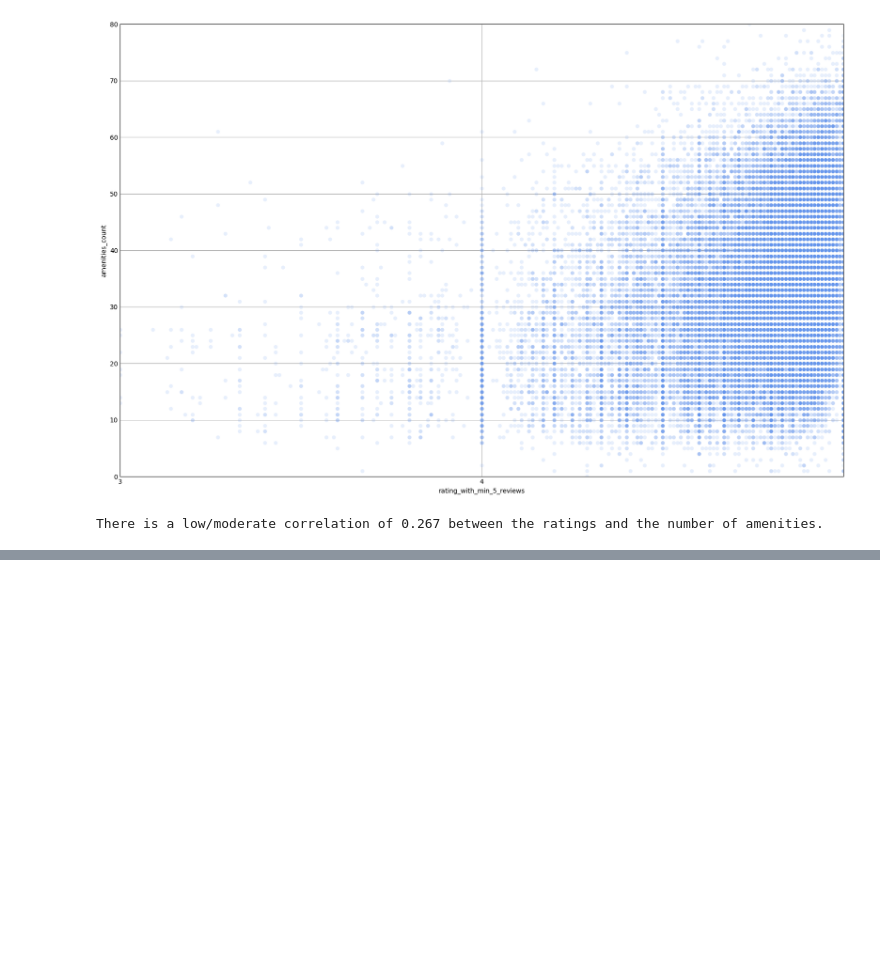
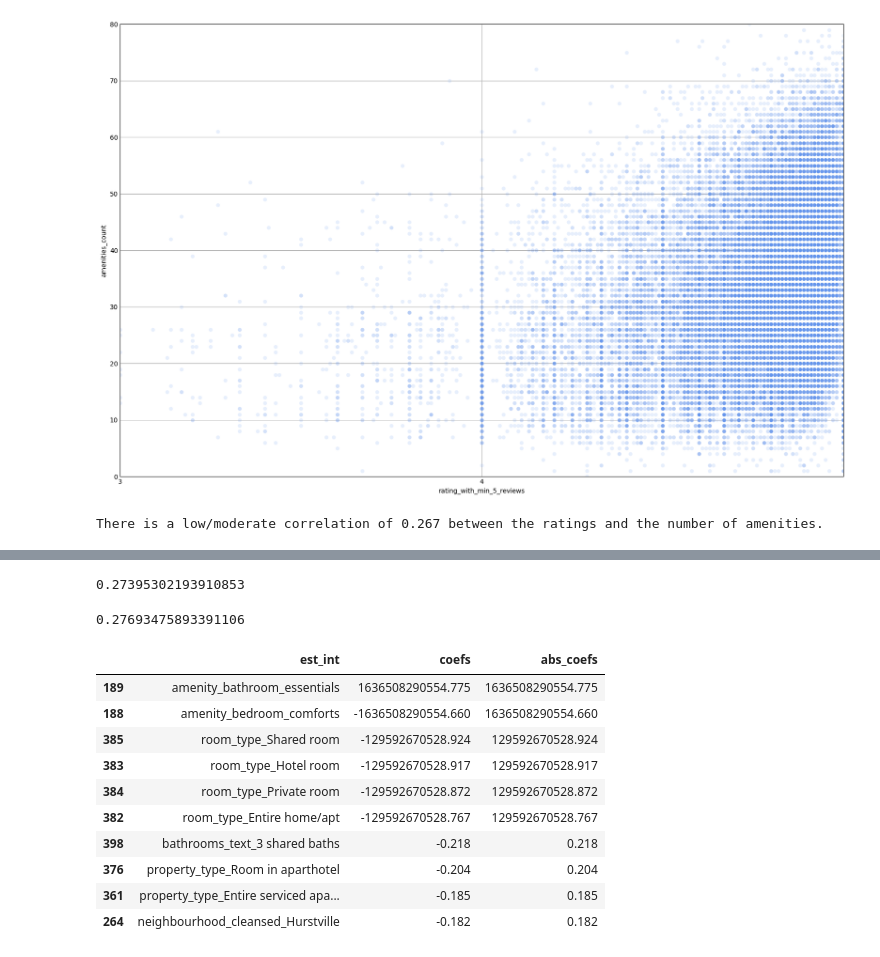
Before and after one commit to PatrickChristoph/airbnb_insights_australia, a Jupyter notebook: coherence_amenities_ratings.ipynb, the cells around one changed output, grey strips where cells are left out. Cells and saved outputs as stored; diff of their text form; code cells hidden in the pictures; blank space fills up the shorter version.

Commit message:
cutoff almost zero categoricals and build linear model for rating prediction

```diff
--- a/coherence_amenities_ratings.ipynb
+++ b/coherence_amenities_ratings.ipynb
@@ -186,0 +205,23 @@ data
+# %%
+def build_linear_model(X: pd.DataFrame, y: pd.Series, test_size=.3, rand_state=42) -> Tuple:
+    """
+    INPUT:
+    X
+    y
+    test_size - a float between [0,1] about what proportion of data should be in the test dataset
+    rand_state - an int that is provided as the random state for splitting the data into training and test
+
+    OUTPUT:
+    lm_model - model object from sklearn
+    X_train, X_test, y_train, y_test - output from sklearn train test split used for optimal model
+    """
+
+    X_train, X_test, y_train, y_test = train_test_split(X, y, test_size=test_size, random_state=rand_state)
+
+    model = LinearRegression(normalize=True)
+    model.fit(X_train, y_train)
+
+    return model, X_train, X_test, y_train, y_test
+
+
+model, X_train, X_test, y_train, y_test = build_linear_model(data.drop(columns=[response_variable]), data[response_variable])
@@ -186,0 +244,40 @@ data
+# %%
+y_train_score
+# %% [output]
+0.27395302193910853
+# %%
+y_test_score
+# %% [output]
+0.27693475893391106
+# %%
+def coef_weights(coefficients, X_train):
+    '''
+    INPUT:
+    coefficients - the coefficients of the linear model
+    X_train - the training data, so the column names can be used
+    OUTPUT:
+    coefs_df - a dataframe holding the coefficient, estimate, and abs(estimate)
+    '''
+    coefs_df = pd.DataFrame()
+    coefs_df['est_int'] = X_train.columns
+    coefs_df['coefs'] = coefficients
+    coefs_df['abs_coefs'] = np.abs(coefficients)
+    coefs_df = coefs_df.sort_values('abs_coefs', ascending=False)
+    return coefs_df
+
+coef_df = coef_weights(model.coef_, X_test)
+pd.set_option('display.float_format', lambda x: '%.3f' % x)
+
+coef_df.head(10)
+# %% [output]
+|  | est_int | coefs | abs_coefs |
+| 189 | amenity_bathroom_essentials | 1636508290554.775 | 1636508290554.775 |
+| 188 | amenity_bedroom_comforts | -1636508290554.660 | 1636508290554.660 |
+| 385 | room_type_Shared room | -129592670528.924 | 129592670528.924 |
+| 383 | room_type_Hotel room | -129592670528.917 | 129592670528.917 |
+| 384 | room_type_Private room | -129592670528.872 | 129592670528.872 |
+| 382 | room_type_Entire home/apt | -129592670528.767 | 129592670528.767 |
+| 398 | bathrooms_text_3 shared baths | -0.218 | 0.218 |
+| 376 | property_type_Room in aparthotel | -0.204 | 0.204 |
+| 361 | property_type_Entire serviced apa... | -0.185 | 0.185 |
+| 264 | neighbourhood_cleansed_Hurstville | -0.182 | 0.182 |
```
Also changed, not shown: parts of 12 cells of this notebook.
